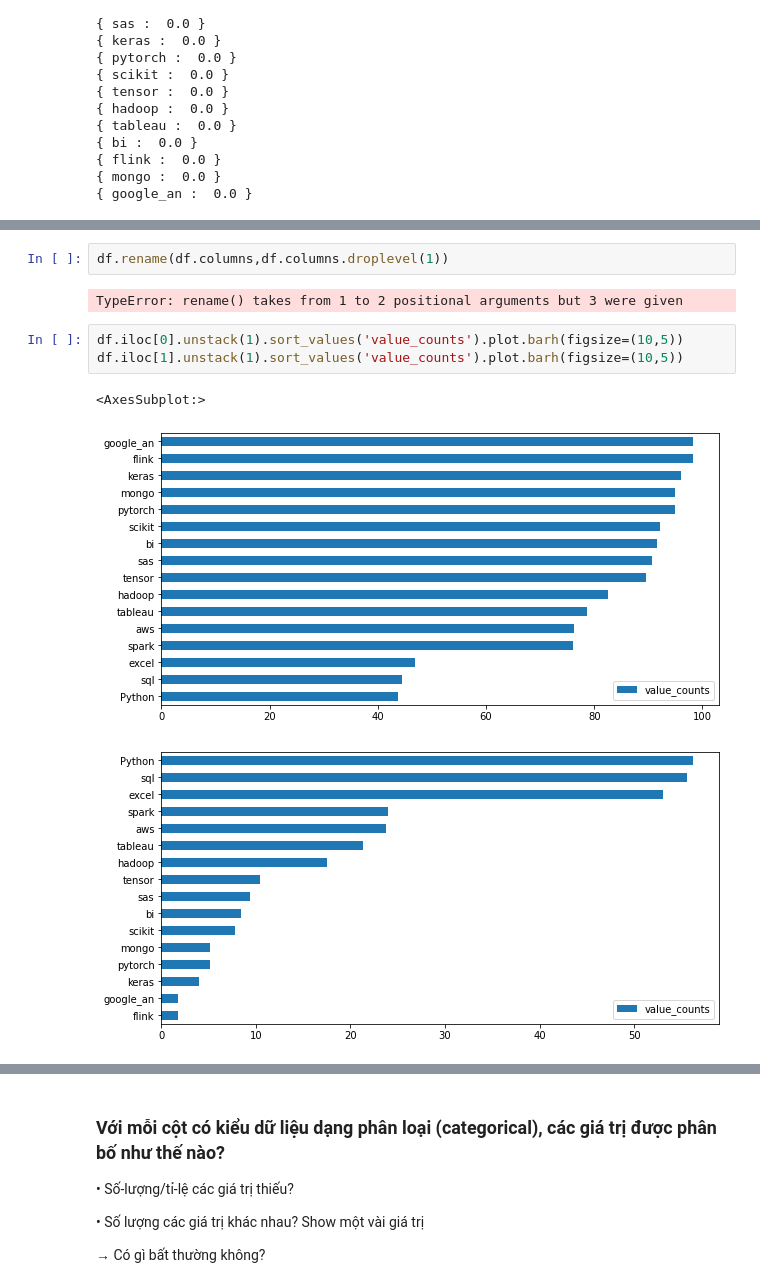
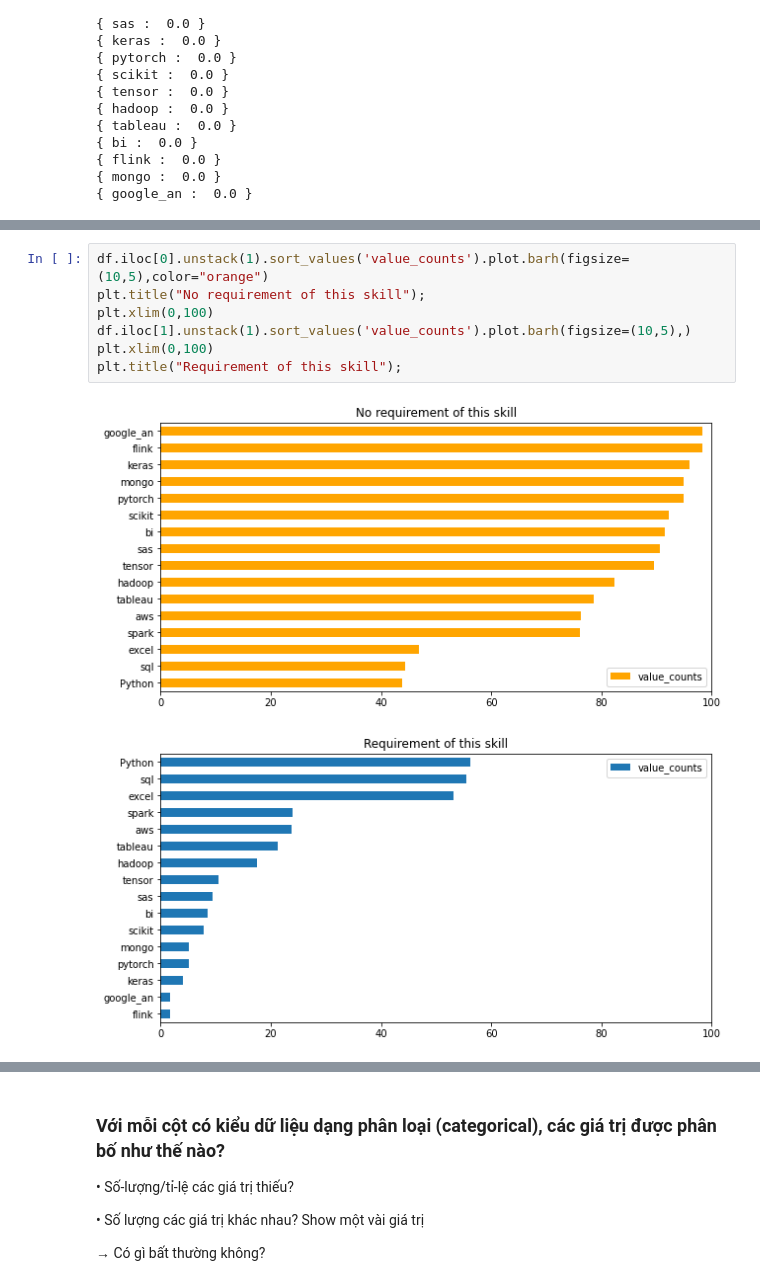
Before and after one commit to Ndthang01/P4DS_FinalProject, a Jupyter notebook: _project.ipynb, the cells around one changed output, grey strips where cells are left out. Saved outputs shown, nothing was run; the diff lists cells and outputs as text.

```diff
--- a/_project.ipynb
+++ b/_project.ipynb
@@ -354,11 +352,10 @@ Index(['Python', 'spark', 'aws', 'excel', 'sql', 'sas', 'keras', 'pytorch',
-# %%
-df.rename(df.columns,df.columns.droplevel(1))
-# %% [output]
-TypeError: rename() takes from 1 to 2 positional arguments but 3 were given
 # %%
-df.iloc[0].unstack(1).sort_values('value_counts').plot.barh(figsize=(10,5))
-df.iloc[1].unstack(1).sort_values('value_counts').plot.barh(figsize=(10,5))
+df.iloc[0].unstack(1).sort_values('value_counts').plot.barh(figsize=(10,5),color="orange")
+plt.title("No requirement of this skill");
+plt.xlim(0,100)
+df.iloc[1].unstack(1).sort_values('value_counts').plot.barh(figsize=(10,5),)
+plt.xlim(0,100)
+plt.title("Requirement of this skill");
 # %% [output]
-<AxesSubplot:>
-[figure, old version]
+[figure, new version]
-[figure, old version]
+[figure, new version]
```
Also changed, not shown: parts of 26 cells of this notebook.
